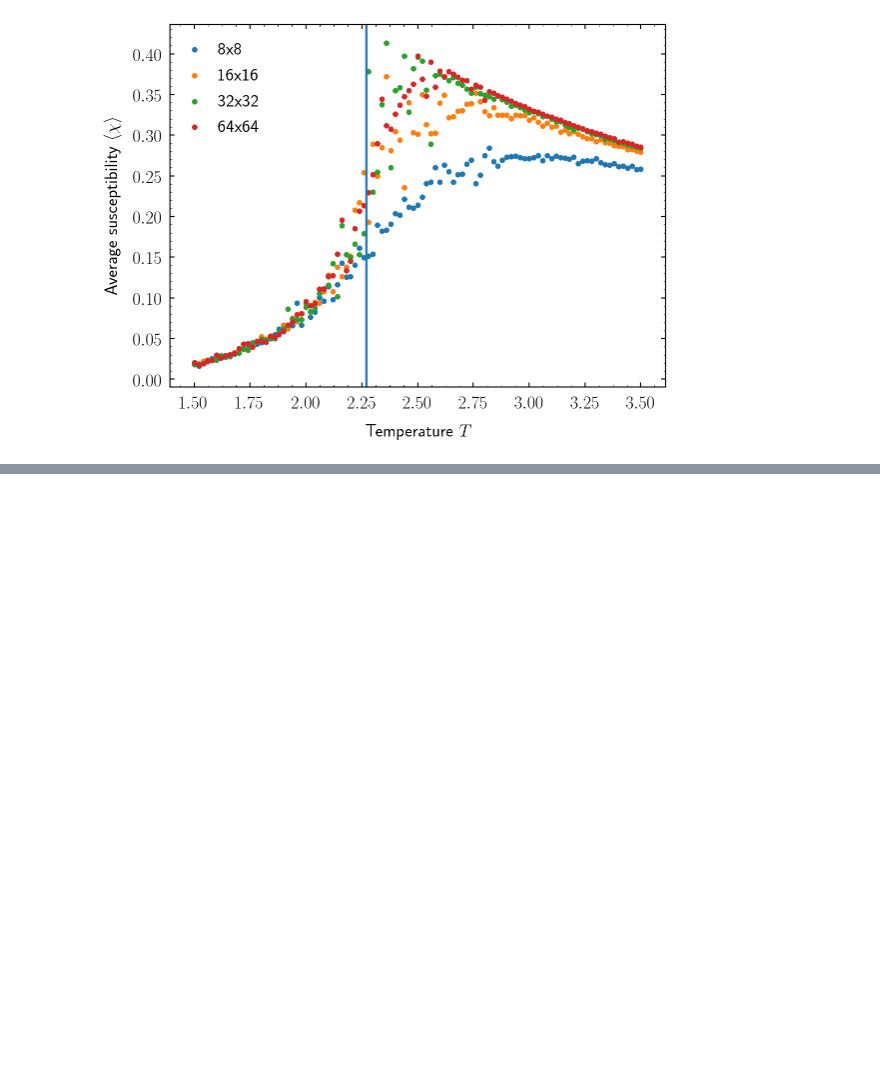
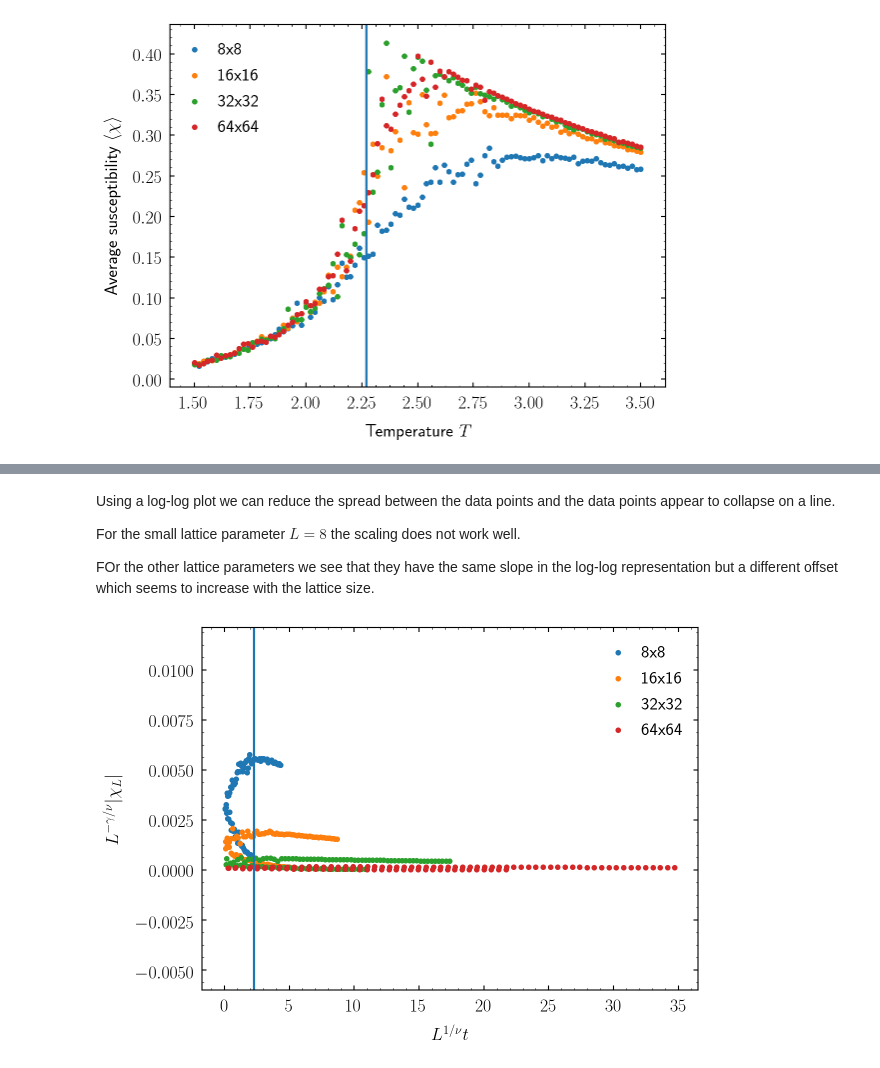
Before and after one commit to bodokaiser/ising, a Jupyter notebook: eval/Finite Size Scaling.ipynb, the cells around one changed output, grey strips where cells are left out. Cells and saved outputs as stored; diff of their text form; code cells hidden in the pictures; blank space fills up the shorter version.

```diff
--- a/eval/Finite Size Scaling.ipynb
+++ b/eval/Finite Size Scaling.ipynb
@@ -127,0 +194,21 @@ We don't know how to read this result.
+# %% [markdown]
+Using a log-log plot we can reduce the spread between the data points and the data points appear to collapse on a line.
+
+For the small lattice parameter $L=8$ the scaling does not work well.
+
+FOr the other lattice parameters we see that they have the same slope in the log-log representation but a different offset which seems to increase with the lattice size.
+# %%
+fig, axis = plt.subplots(figsize=(8, 6))
+
+axis.set_xlabel(r"$L^{1/\nu}t$")
+axis.set_ylabel(r"$L^{-\gamma/\nu}\vert \chi_L\vert$")
+
+for (l, chi) in suscep.items():
+    axis.scatter(t*l**(1/nu), np.abs(chi)*l**(beta/nu)/l**2, label=f"{l}x{l}")
+
+axis.axvline(2.27, -1, +1)
+
+plt.legend()
+plt.show()
+# %% [output]
+[figure, added]
```
Also changed, not shown: parts of 16 cells of this notebook, 2 other files.
